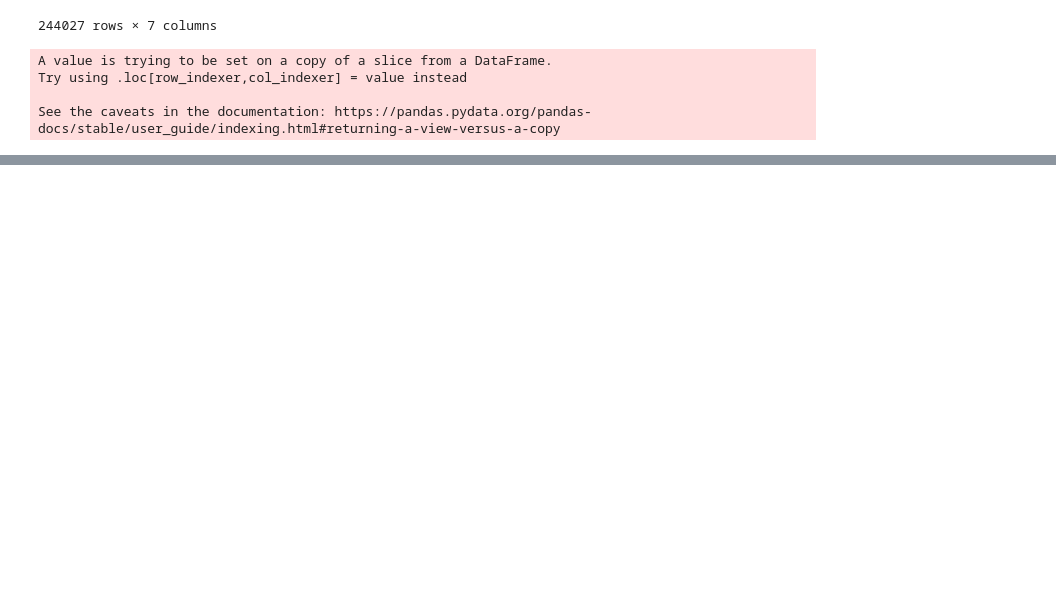
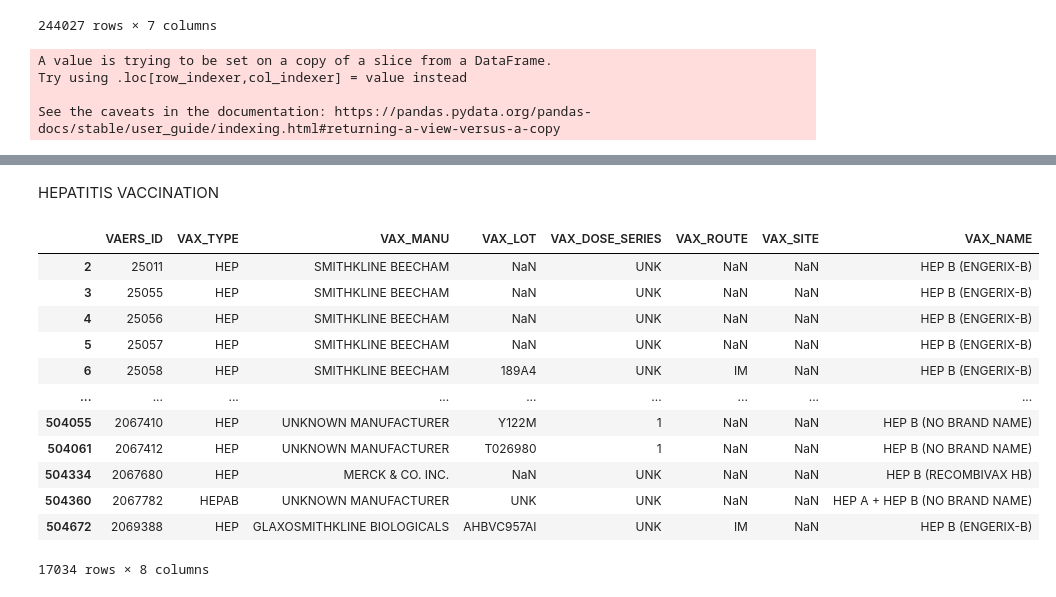
Before and after one commit to DATA-606-SPRING-2022/TEAM_A_data606, a Jupyter notebook: EDA/ipynb/Capstone_Project.ipynb, the cells around one changed output, grey strips where cells are left out. Cells and saved outputs as stored; diff of their text form; code cells hidden in the pictures; blank space fills up the shorter version.

```diff
--- a/EDA/ipynb/Capstone_Project.ipynb
+++ b/EDA/ipynb/Capstone_Project.ipynb
@@ -584,0 +415,2 @@ plt.savefig('/content/drive/Shareddrives/Team A 606 Capstone Project/Plot/covids
+# %% [markdown]
+HEPATITIS VACCINATION
@@ -584,0 +426,16 @@ plt.savefig('/content/drive/Shareddrives/Team A 606 Capstone Project/Plot/covids
+# %%
+df_hepatitis_data
+# %% [output]
+|  | VAERS_ID | VAX_TYPE | VAX_MANU | VAX_LOT | VAX_DOSE_SERIES | VAX_ROUTE | VAX_SITE | VAX_NAME |
+| 2 | 25011 | HEP | SMITHKLINE BEECHAM | NaN | UNK | NaN | NaN | HEP B (ENGERIX-B) |
+| 3 | 25055 | HEP | SMITHKLINE BEECHAM | NaN | UNK | NaN | NaN | HEP B (ENGERIX-B) |
+| 4 | 25056 | HEP | SMITHKLINE BEECHAM | NaN | UNK | NaN | NaN | HEP B (ENGERIX-B) |
+| 5 | 25057 | HEP | SMITHKLINE BEECHAM | NaN | UNK | NaN | NaN | HEP B (ENGERIX-B) |
+| 6 | 25058 | HEP | SMITHKLINE BEECHAM | 189A4 | UNK | IM | NaN | HEP B (ENGERIX-B) |
+| ... | ... | ... | ... | ... | ... | ... | ... | ... |
+| 504055 | 2067410 | HEP | UNKNOWN MANUFACTURER | Y122M | 1 | NaN | NaN | HEP B (NO BRAND NAME) |
+| 504061 | 2067412 | HEP | UNKNOWN MANUFACTURER | T026980 | 1 | NaN | NaN | HEP B (NO BRAND NAME) |
+| 504334 | 2067680 | HEP | MERCK & CO. INC. | NaN | UNK | NaN | NaN | HEP B (RECOMBIVAX HB) |
+| 504360 | 2067782 | HEPAB | UNKNOWN MANUFACTURER | UNK | UNK | NaN | NaN | HEP A + HEP B (NO BRAND NAME) |
+| 504672 | 2069388 | HEP | GLAXOSMITHKLINE BIOLOGICALS | AHBVC957AI | UNK | IM | NaN | HEP B (ENGERIX-B) |
+17034 rows × 8 columns
```
Also changed, not shown: parts of 85 cells of this notebook.
